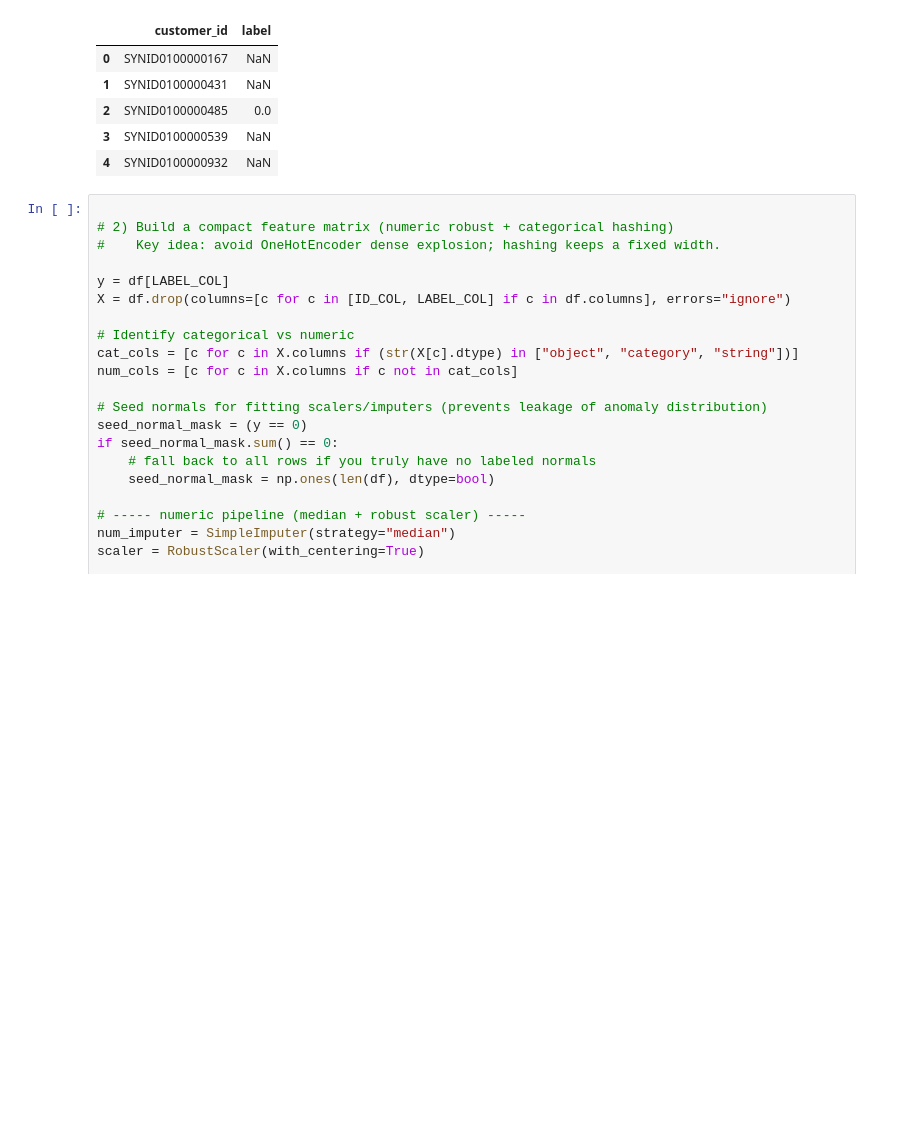
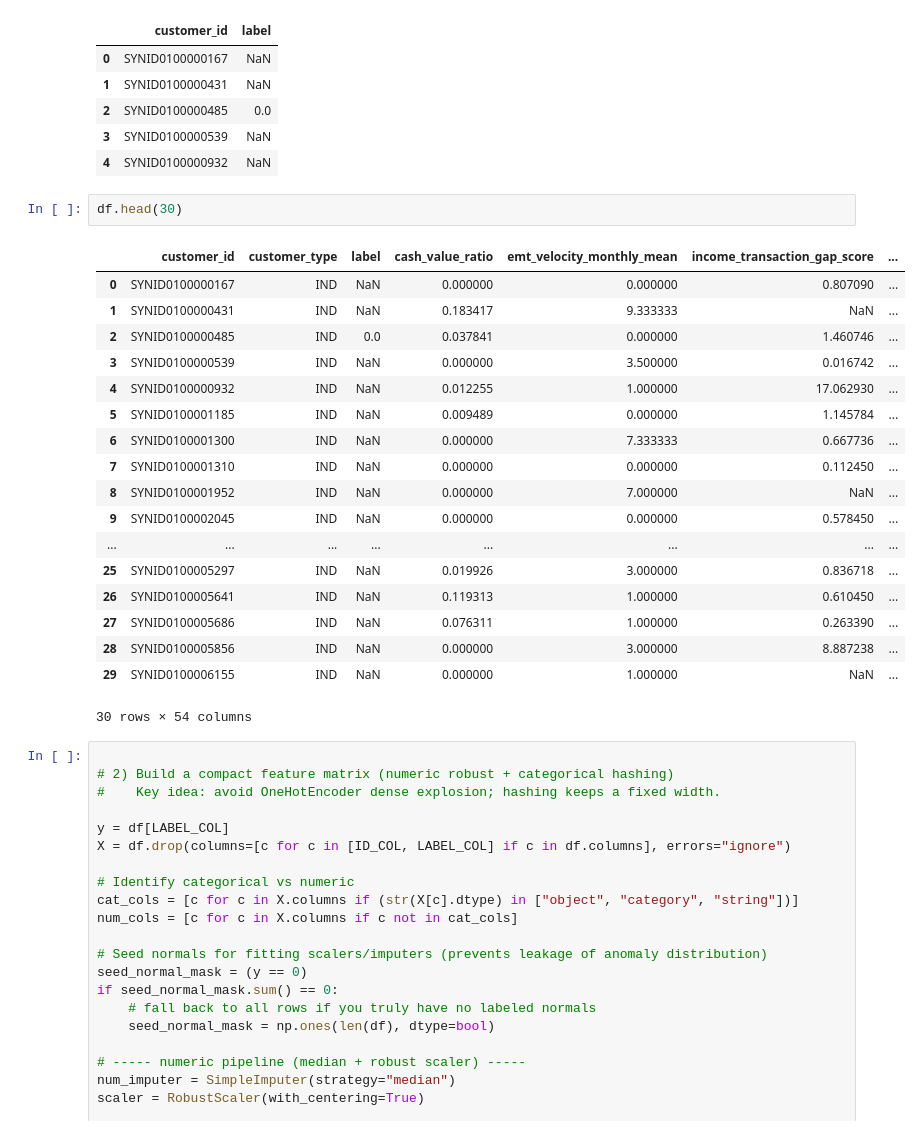
Before and after one commit to GuanlinTony/IMI_Case_Codes, a Jupyter notebook: Tony_Semi_supervised_AutoEncoderNN_improved_v3.ipynb, the cells around one changed output. Saved outputs shown, nothing was run; the diff lists cells and outputs as text; blank space fills up the shorter version.

```diff
--- a/Tony_Semi_supervised_AutoEncoderNN_improved_v3.ipynb
+++ b/Tony_Semi_supervised_AutoEncoderNN_improved_v3.ipynb
@@ -64,6 +64,27 @@ df[[ID_COL, LABEL_COL]].head()
 | 2 | SYNID0100000485 | 0.0 |
 | 3 | SYNID0100000539 | NaN |
 | 4 | SYNID0100000932 | NaN |
+# %%
+df.head(30)
+# %% [output]
+|  | customer_id | customer_type | label | cash_value_ratio | emt_velocity_monthly_mean | income_transaction_gap_score | ... |
+| 0 | SYNID0100000167 | IND | NaN | 0.000000 | 0.000000 | 0.807090 | ... |
+| 1 | SYNID0100000431 | IND | NaN | 0.183417 | 9.333333 | NaN | ... |
+| 2 | SYNID0100000485 | IND | 0.0 | 0.037841 | 0.000000 | 1.460746 | ... |
+| 3 | SYNID0100000539 | IND | NaN | 0.000000 | 3.500000 | 0.016742 | ... |
+| 4 | SYNID0100000932 | IND | NaN | 0.012255 | 1.000000 | 17.062930 | ... |
+| 5 | SYNID0100001185 | IND | NaN | 0.009489 | 0.000000 | 1.145784 | ... |
+| 6 | SYNID0100001300 | IND | NaN | 0.000000 | 7.333333 | 0.667736 | ... |
+| 7 | SYNID0100001310 | IND | NaN | 0.000000 | 0.000000 | 0.112450 | ... |
+| 8 | SYNID0100001952 | IND | NaN | 0.000000 | 7.000000 | NaN | ... |
+| 9 | SYNID0100002045 | IND | NaN | 0.000000 | 0.000000 | 0.578450 | ... |
+| ... | ... | ... | ... | ... | ... | ... | ... |
+| 25 | SYNID0100005297 | IND | NaN | 0.019926 | 3.000000 | 0.836718 | ... |
+| 26 | SYNID0100005641 | IND | NaN | 0.119313 | 1.000000 | 0.610450 | ... |
+| 27 | SYNID0100005686 | IND | NaN | 0.076311 | 1.000000 | 0.263390 | ... |
+| 28 | SYNID0100005856 | IND | NaN | 0.000000 | 3.000000 | 8.887238 | ... |
+| 29 | SYNID0100006155 | IND | NaN | 0.000000 | 1.000000 | NaN | ... |
+30 rows × 54 columns
 # %%
 
 # 2) Build a compact feature matrix (numeric robust + categorical hashing)
```
Also changed, not shown: parts of 1 cell of this notebook, 9 other files.
